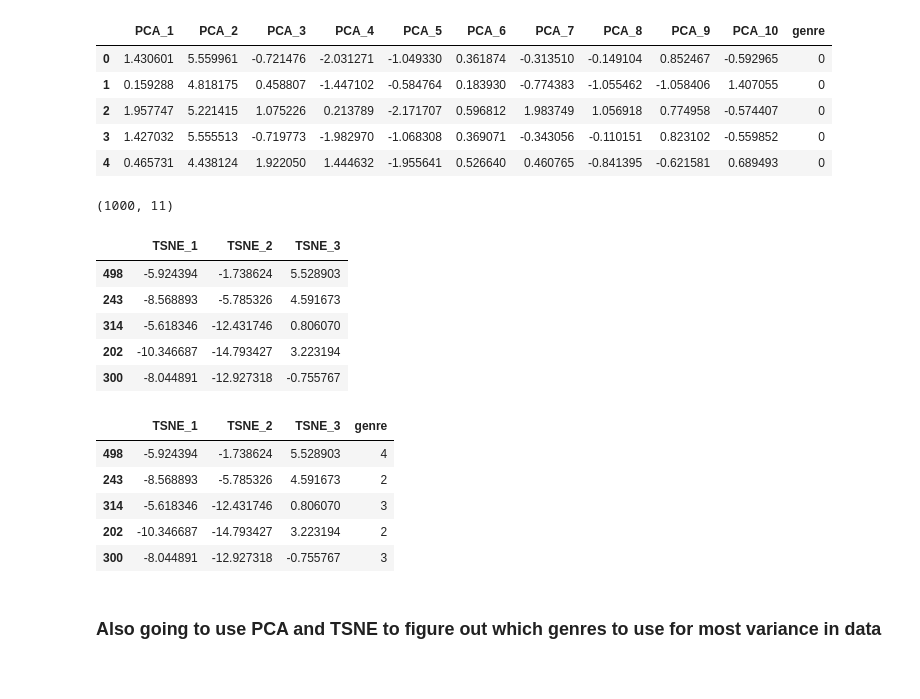
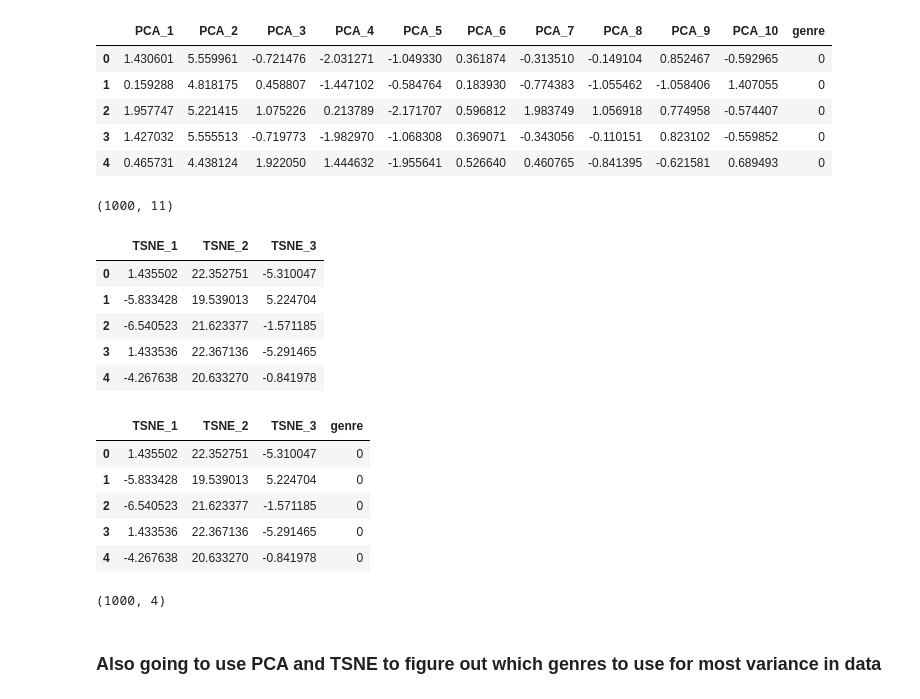
Before and after one commit to bibartanjha/stat_ml_project, a Jupyter notebook: allDataSets/dataOrigFromLibrosa/preprocessingForDataOrig.ipynb, the cells around one changed output. Drawn from its saved outputs; the diff is of its cells as text; code cells hidden in the pictures.

```diff
--- a/allDataSets/dataOrigFromLibrosa/preprocessingForDataOrig.ipynb
+++ b/allDataSets/dataOrigFromLibrosa/preprocessingForDataOrig.ipynb
@@ -390,36 +390,42 @@ combined.head()
 | 2 | 1.957747 | 5.221415 | 1.075226 | 0.213789 | -2.171707 | 0.596812 | 1.983749 | 1.056918 | 0.774958 | -0.574407 | 0 |
 | 3 | 1.427032 | 5.555513 | -0.719773 | -1.982970 | -1.068308 | 0.369071 | -0.343056 | -0.110151 | 0.823102 | -0.559852 | 0 |
 | 4 | 0.465731 | 4.438124 | 1.922050 | 1.444632 | -1.955641 | 0.526640 | 0.460765 | -0.841395 | -0.621581 | 0.689493 | 0 |
-# %%
-combined.shape
-# %% [output]
-(1000, 11)
+# %%
+combined.shape
+# %% [output]
+(1000, 11)
 # %%
 csv_file = 'dataOrig_pcaUsingAllFeatures.csv'
 combined.to_csv(csv_file, index=False)
 # %%
+from sklearn.manifold import TSNE
+
 n_comps = 3
 tsne = TSNE(n_components=n_comps,perplexity=10)
 X_tsne_transformed = tsne.fit_transform(X_scaled)
 X_tsne_transformed = pd.DataFrame(X_tsne_transformed, index=X.index, columns=[f'TSNE_{n}' for n in range(1,n_comps+1)])
-X_train_tsne_transformed.head()
+X_tsne_transformed.head()
 # %% [output]
 |  | TSNE_1 | TSNE_2 | TSNE_3 |
-| 498 | -5.924394 | -1.738624 | 5.528903 |
-| 243 | -8.568893 | -5.785326 | 4.591673 |
-| 314 | -5.618346 | -12.431746 | 0.806070 |
-| 202 | -10.346687 | -14.793427 | 3.223194 |
-| 300 | -8.044891 | -12.927318 | -0.755767 |
+| 0 | 1.435502 | 22.352751 | -5.310047 |
+| 1 | -5.833428 | 19.539013 | 5.224704 |
+| 2 | -6.540523 | 21.623377 | -1.571185 |
+| 3 | 1.433536 | 22.367136 | -5.291465 |
+| 4 | -4.267638 | 20.633270 | -0.841978 |
 # %%
-combinedTSNE = pd.concat([X_train_tsne_transformed, y_train], axis=1)
+combinedTSNE = pd.concat([X_tsne_transformed, y], axis=1)
 combinedTSNE.head()
 # %% [output]
 |  | TSNE_1 | TSNE_2 | TSNE_3 | genre |
-| 498 | -5.924394 | -1.738624 | 5.528903 | 4 |
-| 243 | -8.568893 | -5.785326 | 4.591673 | 2 |
-| 314 | -5.618346 | -12.431746 | 0.806070 | 3 |
-| 202 | -10.346687 | -14.793427 | 3.223194 | 2 |
-| 300 | -8.044891 | -12.927318 | -0.755767 | 3 |
+| 0 | 1.435502 | 22.352751 | -5.310047 | 0 |
+| 1 | -5.833428 | 19.539013 | 5.224704 | 0 |
+| 2 | -6.540523 | 21.623377 | -1.571185 | 0 |
+| 3 | 1.433536 | 22.367136 | -5.291465 | 0 |
+| 4 | -4.267638 | 20.633270 | -0.841978 | 0 |
+# %%
+combinedTSNE.shape
+# %% [output]
+(1000, 4)
 # %%
 csv_file = 'dataOrig_tsneUsingAllFeatures.csv'
 combinedTSNE.to_csv(csv_file, index=False)
```
Also changed, not shown: 5 other files.
